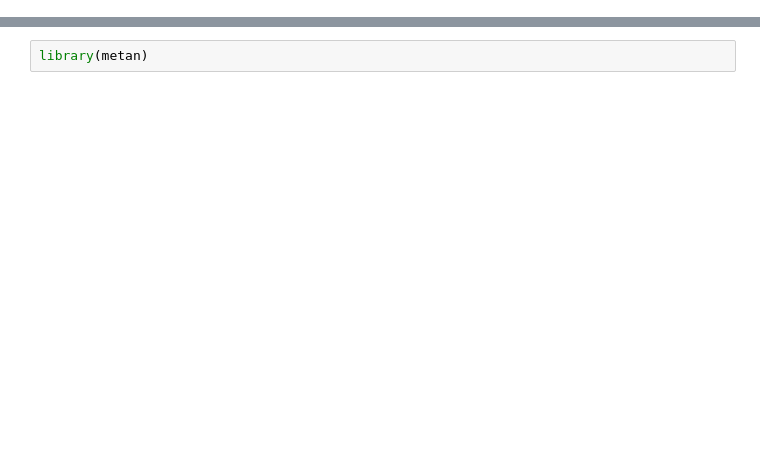
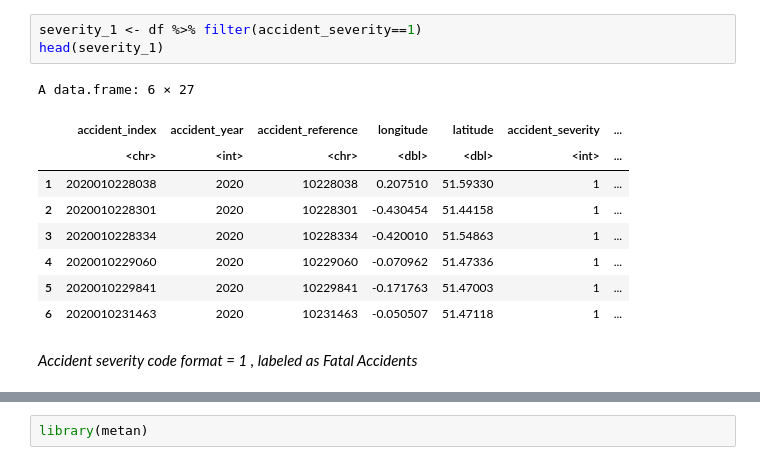
Before and after one commit to lulusAk/High-Fatality-Accident---Datacamp-Competition, a Jupyter notebook: datacamp2.ipynb, the cells around one changed output, grey strips where cells are left out. Drawn from its saved outputs; the diff is of its cells as text; blank space fills up the shorter version.

```diff
--- a/datacamp2.ipynb
+++ b/datacamp2.ipynb
@@ -31,0 +155,15 @@ x tidyr::replace_na() masks metan::replace_na()
+# %%
+severity_1 <- df %>% filter(accident_severity==1)
+head(severity_1)
+# %% [output]
+A data.frame: 6 × 27
+|  | accident_index | accident_year | accident_reference | longitude | latitude | accident_severity | ... |
+|  | <chr> | <int> | <chr> | <dbl> | <dbl> | <int> | ... |
+| 1 | 2020010228038 | 2020 | 10228038 | 0.207510 | 51.59330 | 1 | ... |
+| 2 | 2020010228301 | 2020 | 10228301 | -0.430454 | 51.44158 | 1 | ... |
+| 3 | 2020010228334 | 2020 | 10228334 | -0.420010 | 51.54863 | 1 | ... |
+| 4 | 2020010229060 | 2020 | 10229060 | -0.070962 | 51.47336 | 1 | ... |
+| 5 | 2020010229841 | 2020 | 10229841 | -0.171763 | 51.47003 | 1 | ... |
+| 6 | 2020010231463 | 2020 | 10231463 | -0.050507 | 51.47118 | 1 | ... |
+# %% [markdown]
+*Accident severity code format = 1 , labeled as Fatal Accidents*
```
Also changed, not shown: parts of 34 cells of this notebook.
